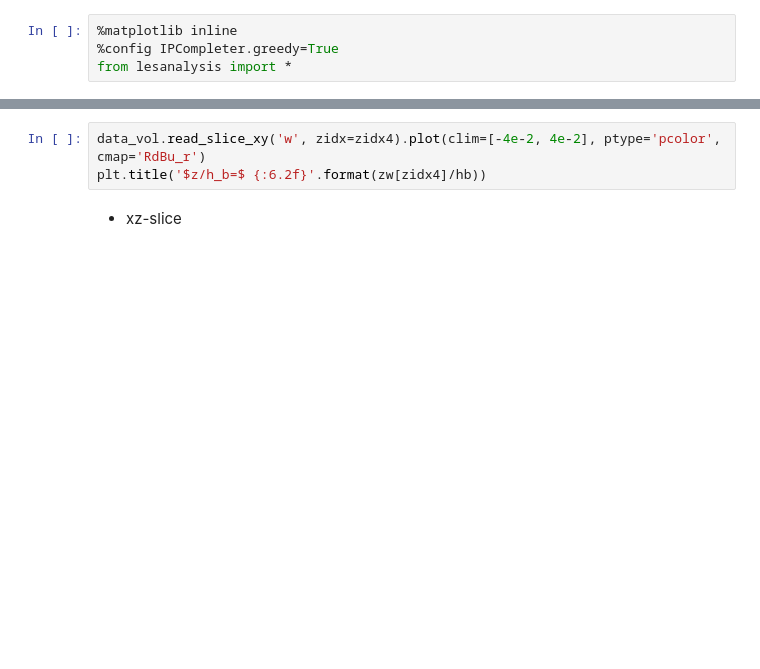
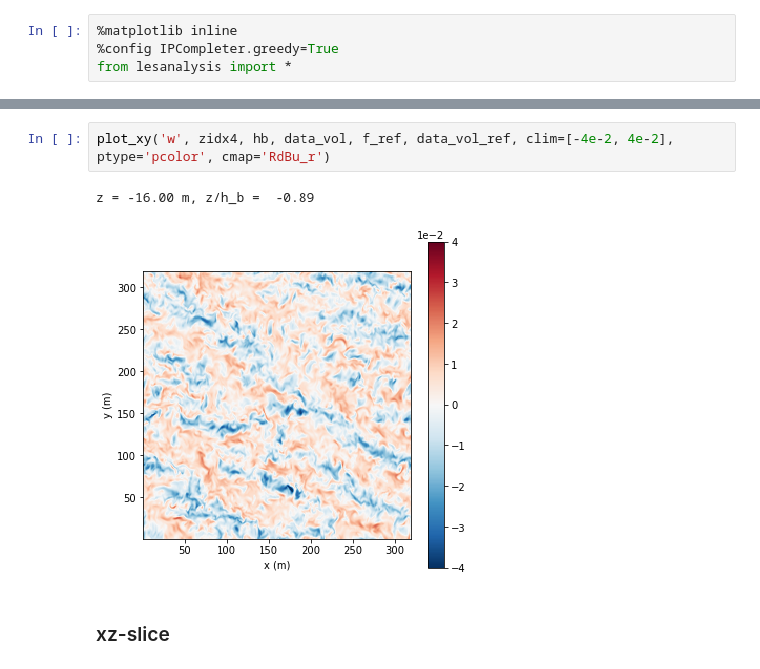
Before and after one commit to qingli411/LESAnalysis, a Jupyter notebook: plot_palm_slice.ipynb, the cells around one changed output, grey strips where cells are left out. Cells and saved outputs as stored; diff of their text form; blank space fills up the shorter version.

```diff
--- a/plot_palm_slice.ipynb
+++ b/plot_palm_slice.ipynb
@@ -44,6 +75,8 @@ plt.title('$z/h_b=$ {:6.2f}'.format(zw[zidx3]/hb))
 # %%
-data_vol.read_slice_xy('w', zidx=zidx4).plot(clim=[-4e-2, 4e-2], ptype='pcolor', cmap='RdBu_r')
-plt.title('$z/h_b=$ {:6.2f}'.format(zw[zidx4]/hb))
+plot_xy('w', zidx4, hb, data_vol, f_ref, data_vol_ref, clim=[-4e-2, 4e-2], ptype='pcolor', cmap='RdBu_r')
+# %% [output]
+z = -16.00 m, z/h_b =  -0.89
+[figure, added]
 # %% [markdown]
-- xz-slice
+### xz-slice
 # %%
```
Also changed, not shown: parts of 17 cells of this notebook, 4 other files.
